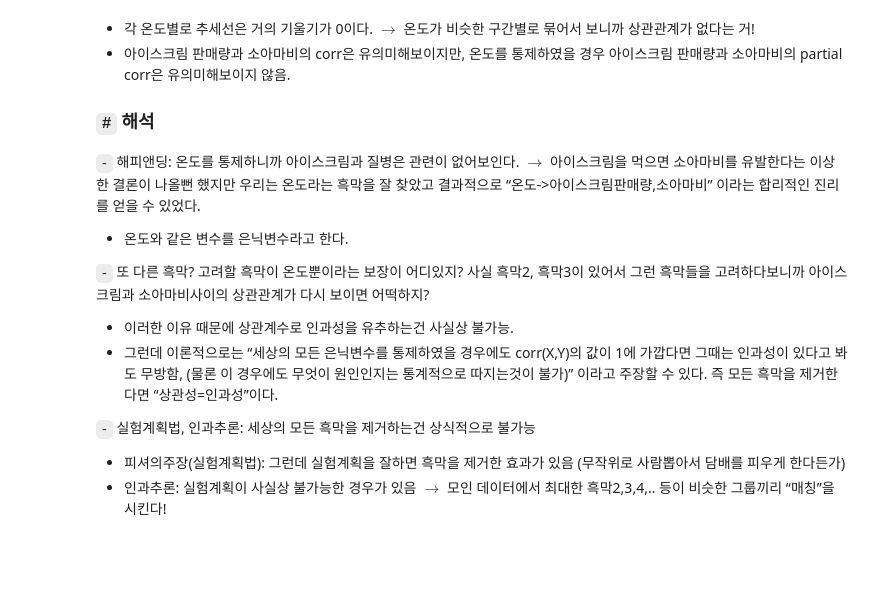
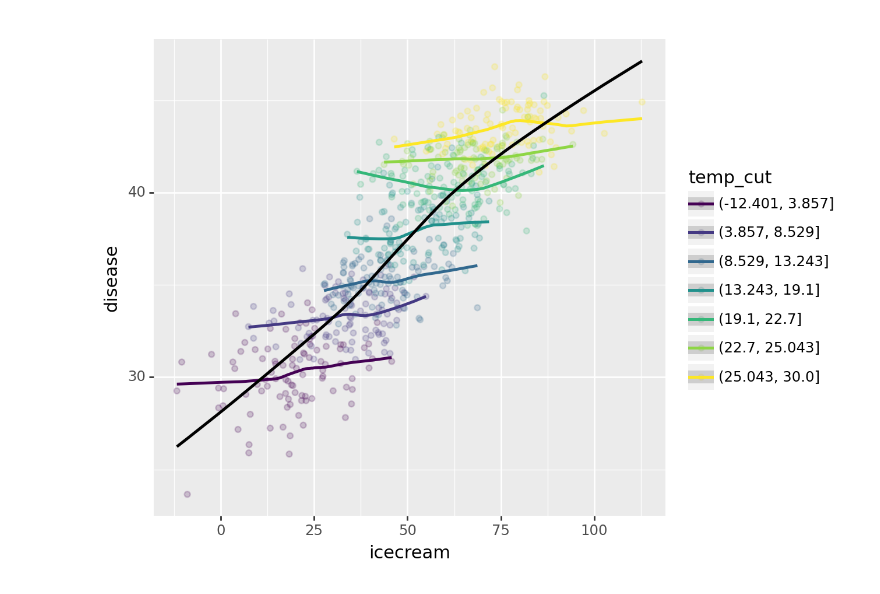
Before and after one commit to guebin/PP2024WIN, a Jupyter notebook: docs/posts/Day3/ls11.out.ipynb, the cells around one changed output. Cells and saved outputs as stored; diff of their text form; code cells hidden in the pictures; blank space fills up the shorter version.

```diff
--- a/docs/posts/Day3/ls11.out.ipynb
+++ b/docs/posts/Day3/ls11.out.ipynb
@@ -216,38 +209,11 @@ fig.tight_layout()
 # %%
 df = pd.DataFrame({'temp':temp,'icecream':icecream,'disease':disease})
 df
-# %% [markdown]
--   각 온도별로 추세선은 거의 기울기가 0이다. $\to$ 온도가 비슷한
-    구간별로 묶어서 보니까 상관관계가 없다는 거!
--   아이스크림 판매량과 소아마비의 corr은 유의미해보이지만, 온도를
-    통제하였을 경우 아이스크림 판매량과 소아마비의 partial corr은
-    유의미해보이지 않음.
-
-### `#` 해석
-
-`-` 해피앤딩: 온도를 통제하니까 아이스크림과 질병은 관련이 없어보인다.
-$\to$ 아이스크림을 먹으면 소아마비를 유발한다는 이상한 결론이 나올뻔
-했지만 우리는 온도라는 흑막을 잘 찾았고 결과적으로
-“온도-\>아이스크림판매량,소아마비” 이라는 합리적인 진리를 얻을 수
-있었다.
-
--   온도와 같은 변수를 은닉변수라고 한다.
-
-`-` 또 다른 흑막? 고려할 흑막이 온도뿐이라는 보장이 어디있지? 사실
-흑막2, 흑막3이 있어서 그런 흑막들을 고려하다보니까 아이스크림과
-소아마비사이의 상관관계가 다시 보이면 어떡하지?
-
--   이러한 이유 때문에 상관계수로 인과성을 유추하는건 사실상 불가능.
--   그런데 이론적으로는 “세상의 모든 은닉변수를 통제하였을 경우에도
-    corr(X,Y)의 값이 1에 가깝다면 그때는 인과성이 있다고 봐도 무방함,
-    (물론 이 경우에도 무엇이 원인인지는 통계적으로 따지는것이 불가)”
-    이라고 주장할 수 있다. 즉 모든 흑막을 제거한다면
-    “상관성=인과성”이다.
-
-`-` 실험계획법, 인과추론: 세상의 모든 흑막을 제거하는건 상식적으로
-불가능
-
--   피셔의주장(실험계획법): 그런데 실험계획을 잘하면 흑막을 제거한
-    효과가 있음 (무작위로 사람뽑아서 담배를 피우게 한다든가)
--   인과추론: 실험계획이 사실상 불가능한 경우가 있음 $\to$ 모인
-    데이터에서 최대한 흑막2,3,4,.. 등이 비슷한 그룹끼리 “매칭”을 시킨다!
+# %%
+fig = ggplot(df.assign(temp_cut = pd.qcut(df.temp,7)))
+point = geom_point(aes(x='icecream',y='disease',color='temp_cut'),alpha=0.2)
+line = geom_smooth(aes(x='icecream',y='disease',color='temp_cut'))
+line2 = geom_smooth(aes(x='icecream',y='disease'))
+fig+point+line+line2
+# %% [output]
+[figure, added]
```
Also changed, not shown: parts of 38 cells of this notebook, 47 other files.
